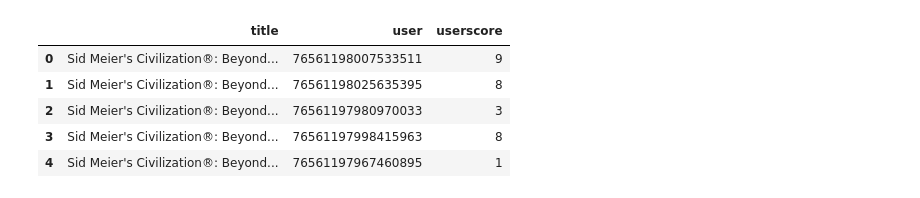
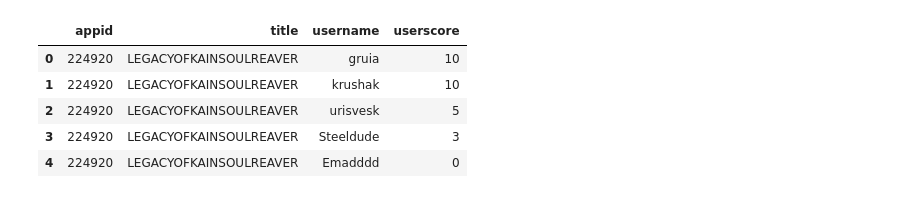
Before and after one commit to sehyun66/sehyun66, a Jupyter notebook: steam_추천시스템_ver1.ipynb, the cells around one changed output. Cells and saved outputs as stored; diff of their text form; code cells hidden in the pictures.

```diff
--- a/steam_추천시스템_ver1.ipynb
+++ b/steam_추천시스템_ver1.ipynb
@@ -58 +75,3 @@ df_steam = df_steam.rename(
+# %%
+df_meta=df_meta.drop(columns='Unnamed: 0')
 # %%
@@ -70,0 +91,2 @@ memory usage: 259.8+ MB
+# %%
+df_meta=df_meta.dropna(axis=0)
@@ -71,9 +107,14 @@ memory usage: 259.8+ MB
+# %%
+df_meta['title'] = df_meta['title'].str.replace("[^A-Za-z0-9]+","")
+df_meta['title'] = df_meta['title'].str.upper()
+# %%
+df_meta= df_meta[df_meta['title'] != '']
 # %%
-df_steam.head()
+df_meta.head()
 # %% [output]
-|  | title | user | userscore |
-| 0 | Sid Meier's Civilization®: Beyond... | 76561198007533511 | 9 |
-| 1 | Sid Meier's Civilization®: Beyond... | 76561198025635395 | 8 |
-| 2 | Sid Meier's Civilization®: Beyond... | 76561197980970033 | 3 |
-| 3 | Sid Meier's Civilization®: Beyond... | 76561197998415963 | 8 |
-| 4 | Sid Meier's Civilization®: Beyond... | 76561197967460895 | 1 |
+|  | appid | title | username | userscore |
+| 0 | 224920 | LEGACYOFKAINSOULREAVER | gruia | 10 |
+| 1 | 224920 | LEGACYOFKAINSOULREAVER | krushak | 10 |
+| 2 | 224920 | LEGACYOFKAINSOULREAVER | urisvesk | 5 |
+| 3 | 224920 | LEGACYOFKAINSOULREAVER | Steeldude | 3 |
+| 4 | 224920 | LEGACYOFKAINSOULREAVER | Emadddd | 0 |
```
Also changed, not shown: parts of 38 cells of this notebook.
